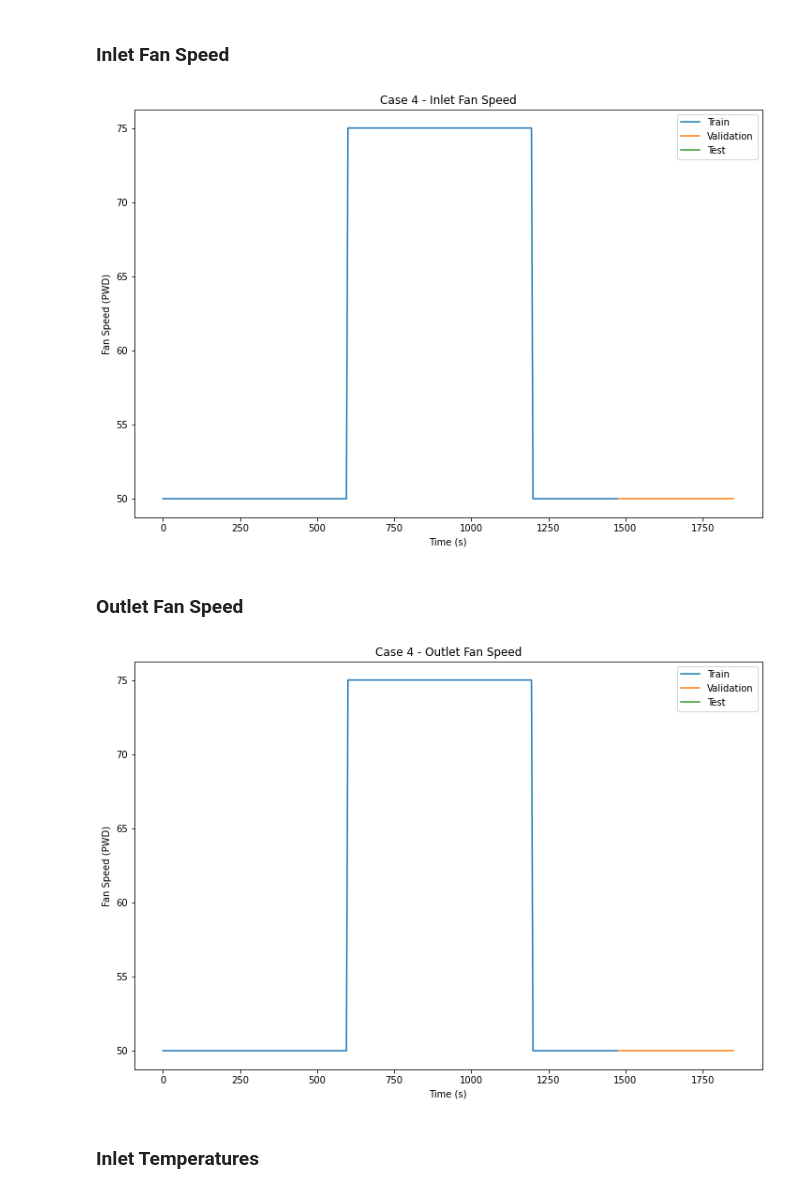
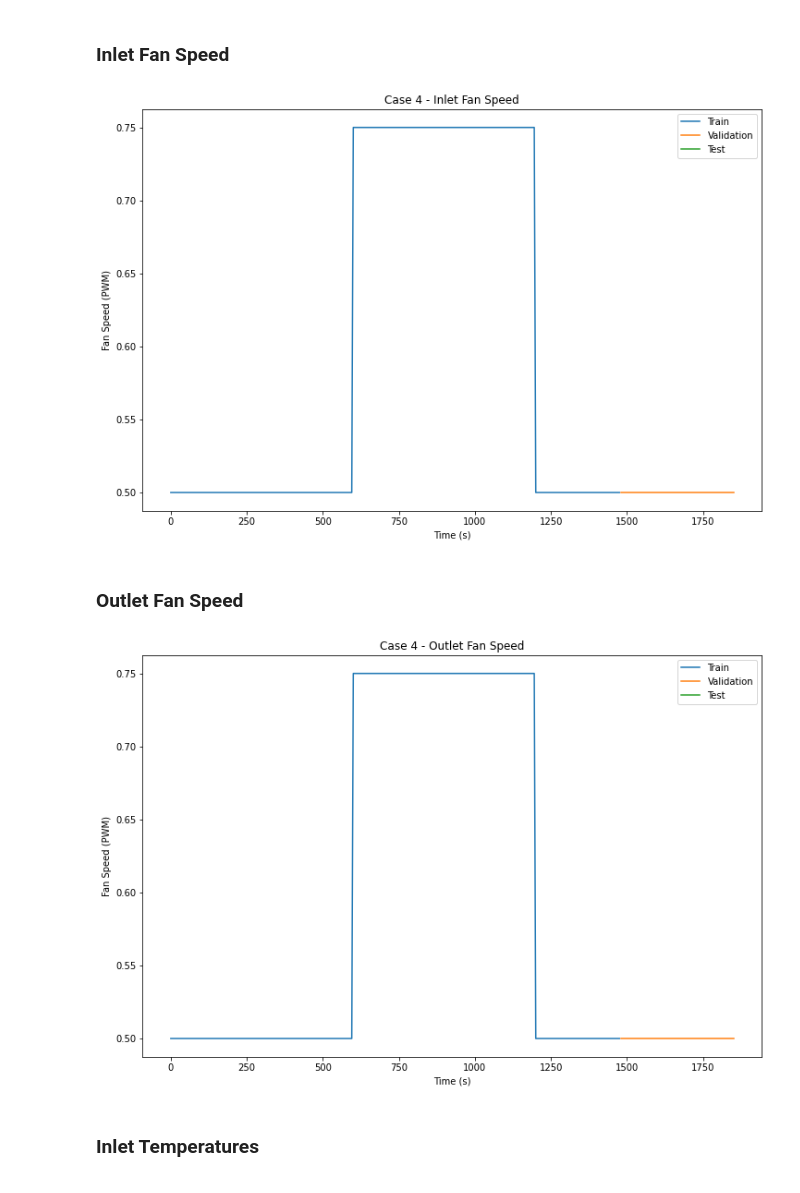
Before and after one commit to drdeleon/rack-temp-pred, a Jupyter notebook: rack-temp-pred/preprocessing.ipynb, the cells around one changed output. Cells and saved outputs as stored; diff of their text form; code cells hidden in the pictures.

Commit message:
fixed graphs and added normalization

```diff
--- a/rack-temp-pred/preprocessing.ipynb
+++ b/rack-temp-pred/preprocessing.ipynb
@@ -361,6 +331,8 @@ plt.savefig("../plots/preprocessing/case3_outlet_temp.jpg", dpi=300)
 case_3.to_csv('../datasets/case_3.csv')
 # %% [markdown]
 ## Case 4
+# %%
+case_4 = normalize_datasets(case_4, outlet_temp_cols, inlet_temp_cols)
 # %%
 train_c4, test_c4, val_c4 = train_test_val_split(case_4, test_size=0)
 # %% [markdown]
@@ -368,19 +340,19 @@ train_c4, test_c4, val_c4 = train_test_val_split(case_4, test_size=0)
 # %%
 fig, ax = plt.subplots(figsize=(12,8))
 
 train_c4["inlet_fan_speed"].plot(label="Train")
 val_c4["inlet_fan_speed"].plot(label="Validation")
 test_c4["inlet_fan_speed"].plot(label="Test")
 
 plt.title("Case 4 - Inlet Fan Speed")
 plt.xlabel("Time (s)")
-plt.ylabel("Fan Speed (PWD)")
+plt.ylabel("Fan Speed (PWM)")
 
 plt.legend()
 
 plt.savefig("../plots/preprocessing/case4_inlet_fan_speed.jpg", dpi=300)
 # %% [output]
-[figure, old version]
+[figure, new version]
 # %% [markdown]
 ### Outlet Fan Speed
 # %%
@@ -392,13 +364,13 @@ test_c4["outlet_fan_speed"].plot(label="Test")
 
 plt.title("Case 4 - Outlet Fan Speed")
 plt.xlabel("Time (s)")
-plt.ylabel("Fan Speed (PWD)")
+plt.ylabel("Fan Speed (PWM)")
 
 plt.legend()
 
 plt.savefig("../plots/preprocessing/case4_outlet_fan_speed.jpg", dpi=300)
 # %% [output]
-[figure, old version]
+[figure, new version]
 # %% [markdown]
 ### Inlet Temperatures
 # %%
```
Also changed, not shown: parts of 28 cells of this notebook.
